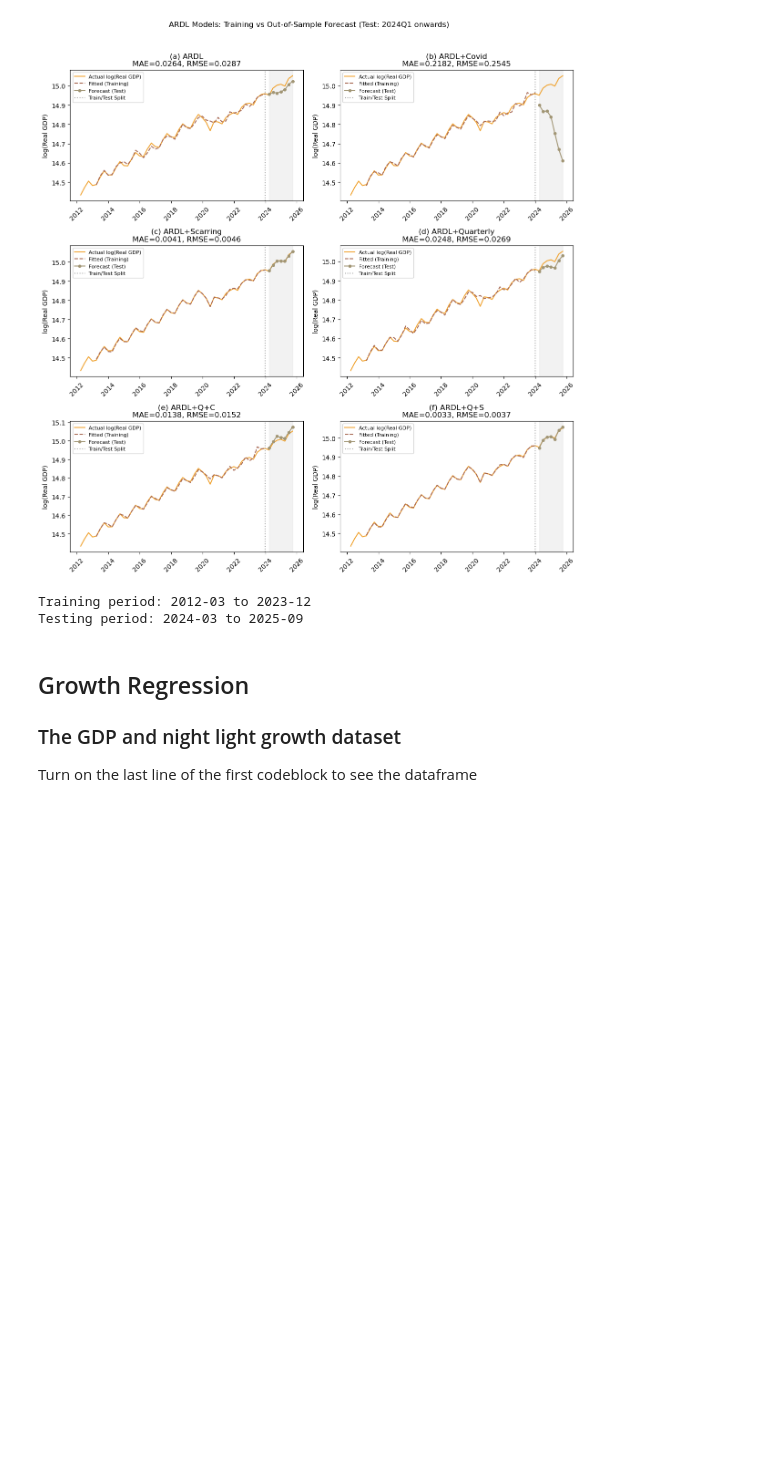
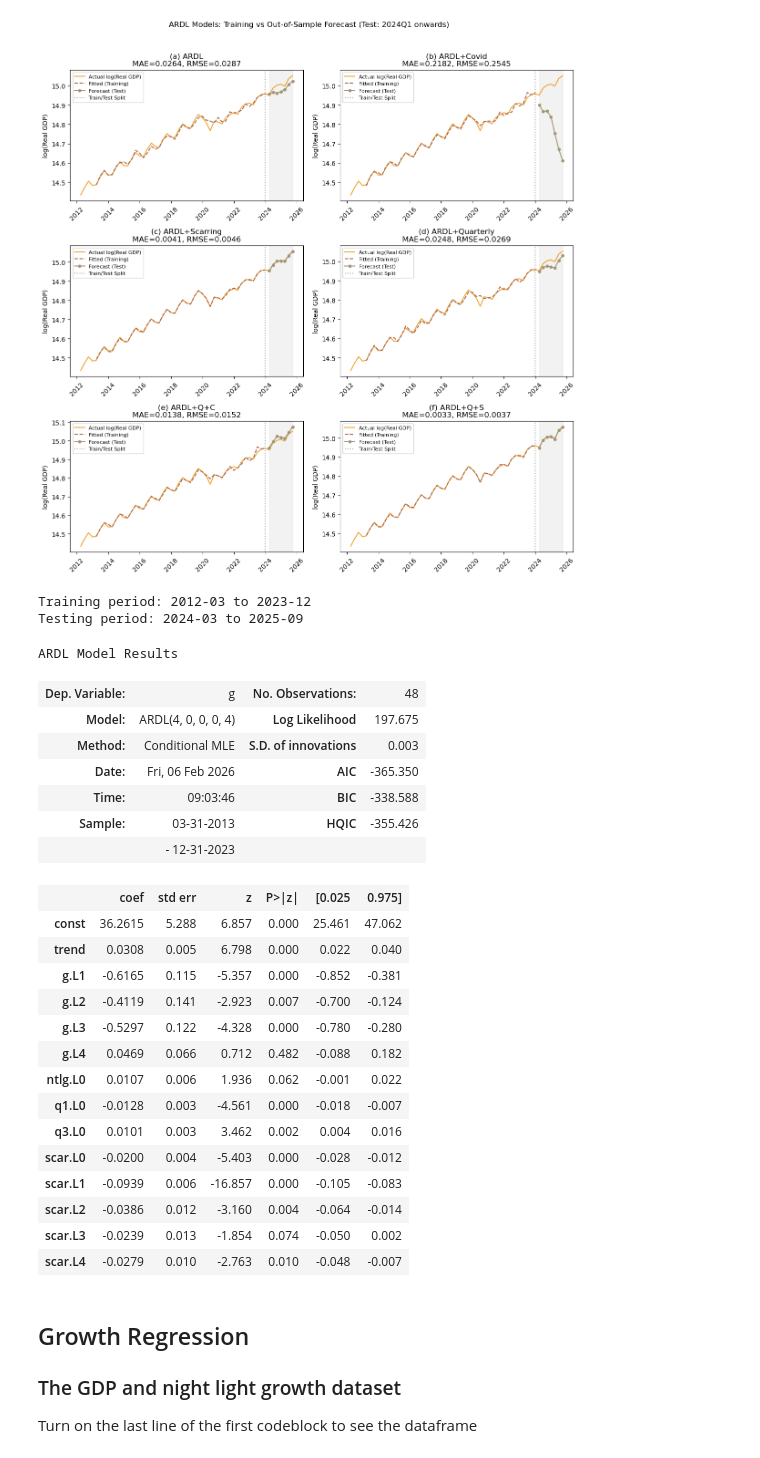
Before and after one commit to imedkrisna/nitelite, a Jupyter notebook: Appendix2.ipynb, the cells around one changed output. Cells and saved outputs as stored; diff of their text form; code cells hidden in the pictures; blank space fills up the shorter version.

```diff
--- a/Appendix2.ipynb
+++ b/Appendix2.ipynb
@@ -667,6 +698,32 @@ q_scar: MAE=0.0033, RMSE=0.0037
 [figure]
 Training period: 2012-03 to 2023-12
 Testing period: 2024-03 to 2025-09
+# %%
+results_oos['q_scar']['model'].summary()
+# %% [output]
+ARDL Model Results
+| Dep. Variable: | g | No. Observations: | 48 |
+| Model: | ARDL(4, 0, 0, 0, 4) | Log Likelihood | 197.675 |
+| Method: | Conditional MLE | S.D. of innovations | 0.003 |
+| Date: | Fri, 06 Feb 2026 | AIC | -365.350 |
+| Time: | 09:03:46 | BIC | -338.588 |
+| Sample: | 03-31-2013 | HQIC | -355.426 |
+|  | - 12-31-2023 |  |  |
+|  | coef | std err | z | P>|z| | [0.025 | 0.975] |
+| const | 36.2615 | 5.288 | 6.857 | 0.000 | 25.461 | 47.062 |
+| trend | 0.0308 | 0.005 | 6.798 | 0.000 | 0.022 | 0.040 |
+| g.L1 | -0.6165 | 0.115 | -5.357 | 0.000 | -0.852 | -0.381 |
+| g.L2 | -0.4119 | 0.141 | -2.923 | 0.007 | -0.700 | -0.124 |
+| g.L3 | -0.5297 | 0.122 | -4.328 | 0.000 | -0.780 | -0.280 |
+| g.L4 | 0.0469 | 0.066 | 0.712 | 0.482 | -0.088 | 0.182 |
+| ntlg.L0 | 0.0107 | 0.006 | 1.936 | 0.062 | -0.001 | 0.022 |
+| q1.L0 | -0.0128 | 0.003 | -4.561 | 0.000 | -0.018 | -0.007 |
+| q3.L0 | 0.0101 | 0.003 | 3.462 | 0.002 | 0.004 | 0.016 |
+| scar.L0 | -0.0200 | 0.004 | -5.403 | 0.000 | -0.028 | -0.012 |
+| scar.L1 | -0.0939 | 0.006 | -16.857 | 0.000 | -0.105 | -0.083 |
+| scar.L2 | -0.0386 | 0.012 | -3.160 | 0.004 | -0.064 | -0.014 |
+| scar.L3 | -0.0239 | 0.013 | -1.854 | 0.074 | -0.050 | 0.002 |
+| scar.L4 | -0.0279 | 0.010 | -2.763 | 0.010 | -0.048 | -0.007 |
 # %% [markdown]
 ## Growth Regression
 
```
Also changed, not shown: parts of 7 cells of this notebook, 17 other files.
